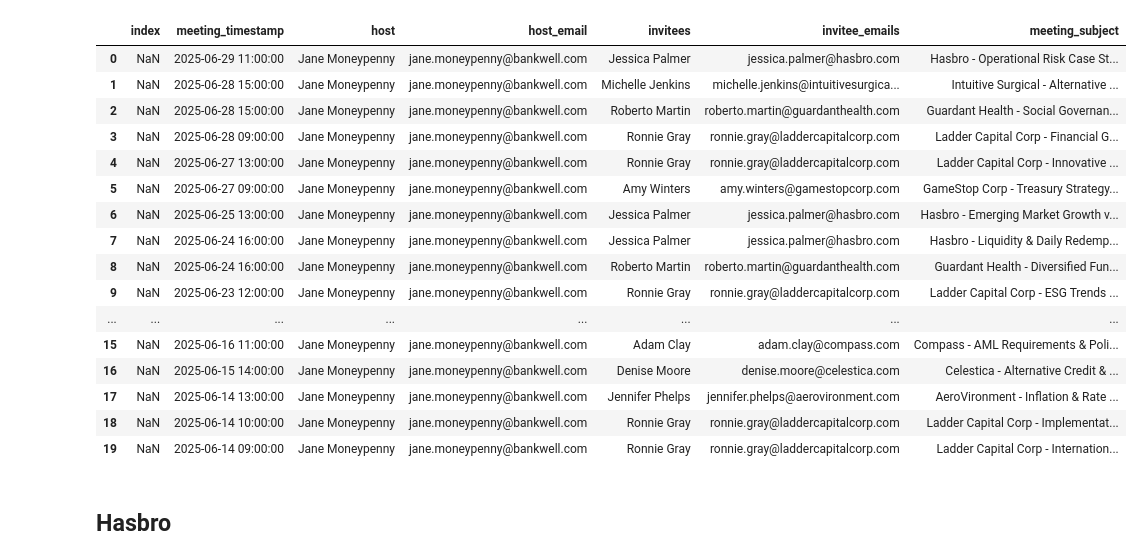
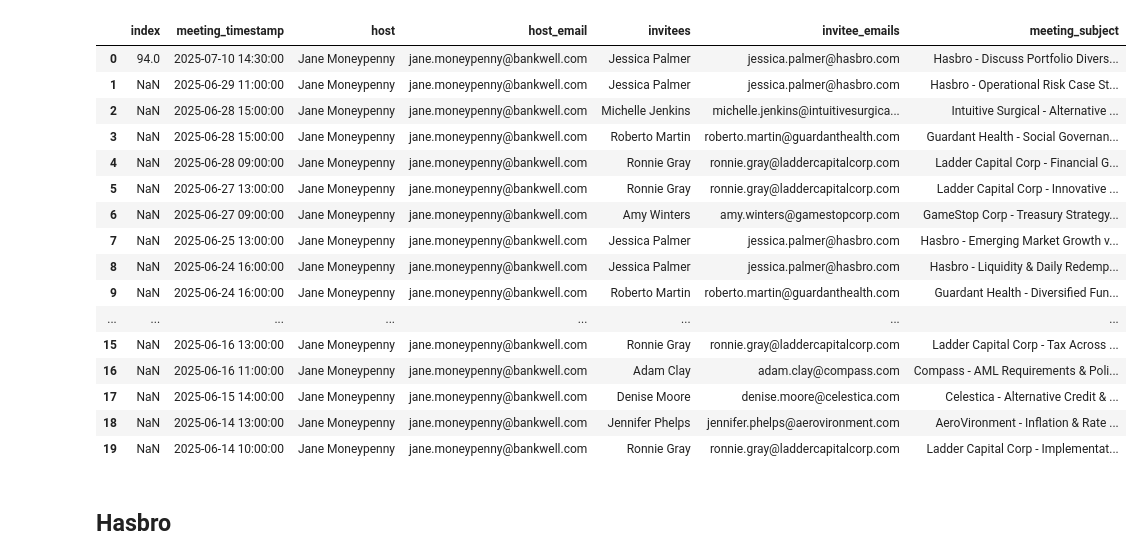
Before and after one commit to ConvoAI-Capstone-SpSu2025/currensee, a Jupyter notebook: notebooks/1.0-data_loading/8.0-update-meeting-dates.ipynb, the cells around one changed output. Saved outputs shown, nothing was run; the diff lists cells and outputs as text; code cells hidden in the pictures.

```diff
--- a/notebooks/1.0-data_loading/8.0-update-meeting-dates.ipynb
+++ b/notebooks/1.0-data_loading/8.0-update-meeting-dates.ipynb
@@ -27,26 +27,26 @@ pd.set_option('display.max_colwidth', None)
 # %%
 df1 = pd.read_sql("""SELECT * FROM meeting_data
 where host_email ='jane.moneypenny@bankwell.com'
-order by meeting_timestamp desc""", con=engine)
+order by meeting_timestamp desc Limit 20""", con=engine)
 df1.head(20)
 # %% [output]
 |  | index | meeting_timestamp | host | host_email | invitees | invitee_emails | meeting_subject |
-| 0 | NaN | 2025-06-29 11:00:00 | Jane Moneypenny | jane.moneypenny@bankwell.com | Jessica Palmer | jessica.palmer@hasbro.com | Hasbro - Operational Risk Case St... |
-| 1 | NaN | 2025-06-28 15:00:00 | Jane Moneypenny | jane.moneypenny@bankwell.com | Michelle Jenkins | michelle.jenkins@intuitivesurgica... | Intuitive Surgical - Alternative ... |
-| 2 | NaN | 2025-06-28 15:00:00 | Jane Moneypenny | jane.moneypenny@bankwell.com | Roberto Martin | roberto.martin@guardanthealth.com | Guardant Health - Social Governan... |
-| 3 | NaN | 2025-06-28 09:00:00 | Jane Moneypenny | jane.moneypenny@bankwell.com | Ronnie Gray | ronnie.gray@laddercapitalcorp.com | Ladder Capital Corp - Financial G... |
-| 4 | NaN | 2025-06-27 13:00:00 | Jane Moneypenny | jane.moneypenny@bankwell.com | Ronnie Gray | ronnie.gray@laddercapitalcorp.com | Ladder Capital Corp - Innovative ... |
-| 5 | NaN | 2025-06-27 09:00:00 | Jane Moneypenny | jane.moneypenny@bankwell.com | Amy Winters | amy.winters@gamestopcorp.com | GameStop Corp - Treasury Strategy... |
-| 6 | NaN | 2025-06-25 13:00:00 | Jane Moneypenny | jane.moneypenny@bankwell.com | Jessica Palmer | jessica.palmer@hasbro.com | Hasbro - Emerging Market Growth v... |
-| 7 | NaN | 2025-06-24 16:00:00 | Jane Moneypenny | jane.moneypenny@bankwell.com | Jessica Palmer | jessica.palmer@hasbro.com | Hasbro - Liquidity & Daily Redemp... |
-| 8 | NaN | 2025-06-24 16:00:00 | Jane Moneypenny | jane.moneypenny@bankwell.com | Roberto Martin | roberto.martin@guardanthealth.com | Guardant Health - Diversified Fun... |
-| 9 | NaN | 2025-06-23 12:00:00 | Jane Moneypenny | jane.moneypenny@bankwell.com | Ronnie Gray | ronnie.gray@laddercapitalcorp.com | Ladder Capital Corp - ESG Trends ... |
+| 0 | 94.0 | 2025-07-10 14:30:00 | Jane Moneypenny | jane.moneypenny@bankwell.com | Jessica Palmer | jessica.palmer@hasbro.com | Hasbro - Discuss Portfolio Divers... |
+| 1 | NaN | 2025-06-29 11:00:00 | Jane Moneypenny | jane.moneypenny@bankwell.com | Jessica Palmer | jessica.palmer@hasbro.com | Hasbro - Operational Risk Case St... |
+| 2 | NaN | 2025-06-28 15:00:00 | Jane Moneypenny | jane.moneypenny@bankwell.com | Michelle Jenkins | michelle.jenkins@intuitivesurgica... | Intuitive Surgical - Alternative ... |
+| 3 | NaN | 2025-06-28 15:00:00 | Jane Moneypenny | jane.moneypenny@bankwell.com | Roberto Martin | roberto.martin@guardanthealth.com | Guardant Health - Social Governan... |
+| 4 | NaN | 2025-06-28 09:00:00 | Jane Moneypenny | jane.moneypenny@bankwell.com | Ronnie Gray | ronnie.gray@laddercapitalcorp.com | Ladder Capital Corp - Financial G... |
+| 5 | NaN | 2025-06-27 13:00:00 | Jane Moneypenny | jane.moneypenny@bankwell.com | Ronnie Gray | ronnie.gray@laddercapitalcorp.com | Ladder Capital Corp - Innovative ... |
+| 6 | NaN | 2025-06-27 09:00:00 | Jane Moneypenny | jane.moneypenny@bankwell.com | Amy Winters | amy.winters@gamestopcorp.com | GameStop Corp - Treasury Strategy... |
+| 7 | NaN | 2025-06-25 13:00:00 | Jane Moneypenny | jane.moneypenny@bankwell.com | Jessica Palmer | jessica.palmer@hasbro.com | Hasbro - Emerging Market Growth v... |
+| 8 | NaN | 2025-06-24 16:00:00 | Jane Moneypenny | jane.moneypenny@bankwell.com | Jessica Palmer | jessica.palmer@hasbro.com | Hasbro - Liquidity & Daily Redemp... |
+| 9 | NaN | 2025-06-24 16:00:00 | Jane Moneypenny | jane.moneypenny@bankwell.com | Roberto Martin | roberto.martin@guardanthealth.com | Guardant Health - Diversified Fun... |
 | ... | ... | ... | ... | ... | ... | ... | ... |
-| 15 | NaN | 2025-06-16 11:00:00 | Jane Moneypenny | jane.moneypenny@bankwell.com | Adam Clay | adam.clay@compass.com | Compass - AML Requirements & Poli... |
-| 16 | NaN | 2025-06-15 14:00:00 | Jane Moneypenny | jane.moneypenny@bankwell.com | Denise Moore | denise.moore@celestica.com | Celestica - Alternative Credit & ... |
-| 17 | NaN | 2025-06-14 13:00:00 | Jane Moneypenny | jane.moneypenny@bankwell.com | Jennifer Phelps | jennifer.phelps@aerovironment.com | AeroVironment - Inflation & Rate ... |
-| 18 | NaN | 2025-06-14 10:00:00 | Jane Moneypenny | jane.moneypenny@bankwell.com | Ronnie Gray | ronnie.gray@laddercapitalcorp.com | Ladder Capital Corp - Implementat... |
-| 19 | NaN | 2025-06-14 09:00:00 | Jane Moneypenny | jane.moneypenny@bankwell.com | Ronnie Gray | ronnie.gray@laddercapitalcorp.com | Ladder Capital Corp - Internation... |
+| 15 | NaN | 2025-06-16 13:00:00 | Jane Moneypenny | jane.moneypenny@bankwell.com | Ronnie Gray | ronnie.gray@laddercapitalcorp.com | Ladder Capital Corp - Tax Across ... |
+| 16 | NaN | 2025-06-16 11:00:00 | Jane Moneypenny | jane.moneypenny@bankwell.com | Adam Clay | adam.clay@compass.com | Compass - AML Requirements & Poli... |
+| 17 | NaN | 2025-06-15 14:00:00 | Jane Moneypenny | jane.moneypenny@bankwell.com | Denise Moore | denise.moore@celestica.com | Celestica - Alternative Credit & ... |
+| 18 | NaN | 2025-06-14 13:00:00 | Jane Moneypenny | jane.moneypenny@bankwell.com | Jennifer Phelps | jennifer.phelps@aerovironment.com | AeroVironment - Inflation & Rate ... |
+| 19 | NaN | 2025-06-14 10:00:00 | Jane Moneypenny | jane.moneypenny@bankwell.com | Ronnie Gray | ronnie.gray@laddercapitalcorp.com | Ladder Capital Corp - Implementat... |
 # %% [markdown]
 ## Hasbro
 # %%
```
Also changed, not shown: parts of 12 cells of this notebook, 5 other files.
